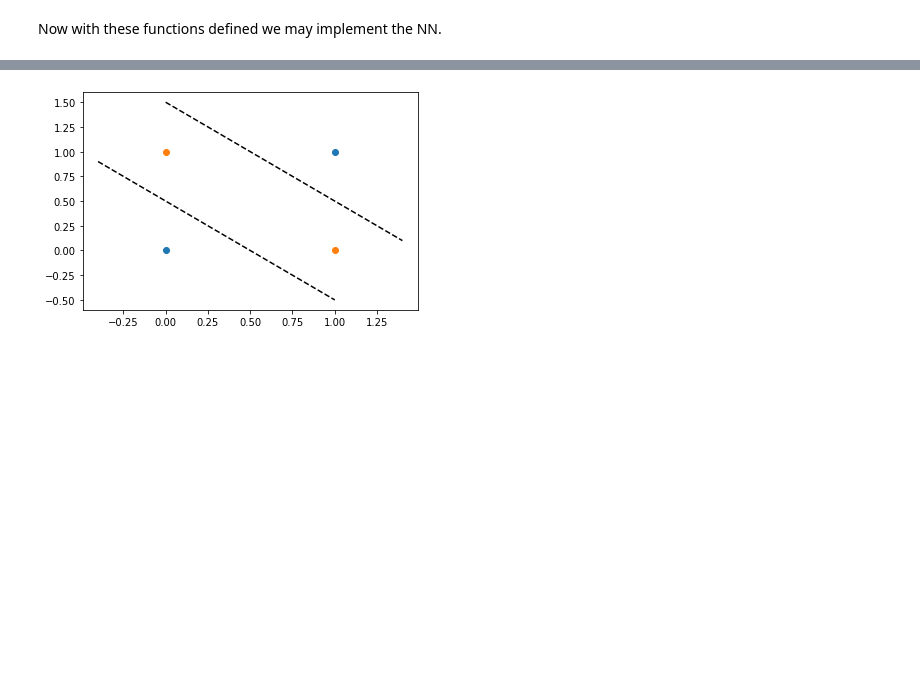
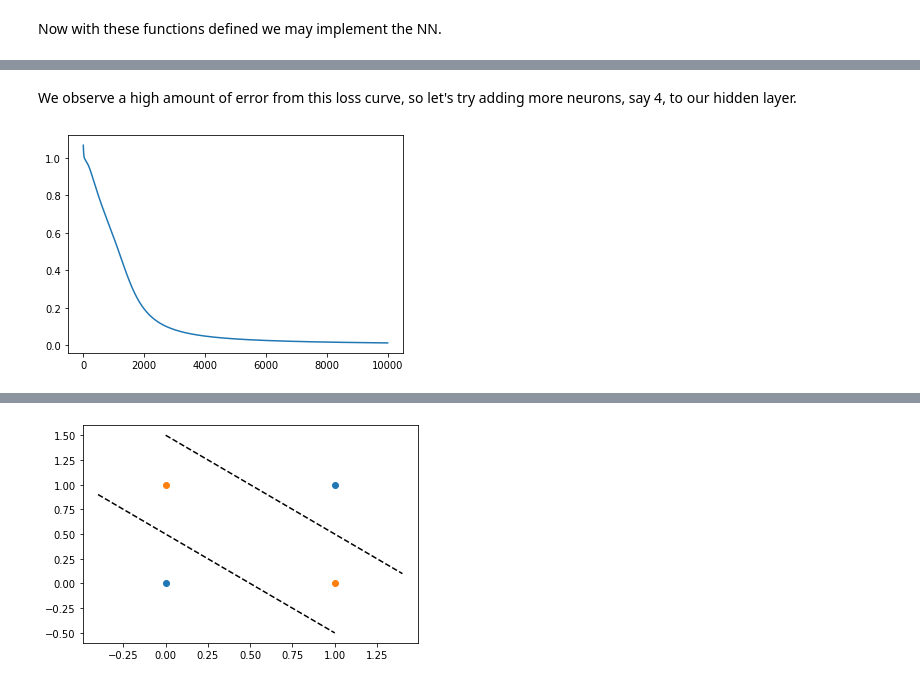
Before and after one commit to gluckt/complex_systems_lab1, a Jupyter notebook: Lab1.ipynb, the cells around one changed output, grey strips where cells are left out. Saved outputs shown, nothing was run; the diff lists cells and outputs as text; code cells hidden in the pictures; blank space fills up the shorter version.

```diff
--- a/Lab1.ipynb
+++ b/Lab1.ipynb
@@ -390,0 +381,18 @@ plt.plot(loss_vals);
+# %% [markdown]
+We observe a high amount of error from this loss curve, so let's try adding more neurons, say 4, to our hidden layer.
+# %%
+# Redefine hidden_dim
+hidden_dim = 4
+
+# Reinitialize weights
+W1 = np.random.normal(0,1,(hidden_dim, input_dim))
+W2 = np.random.normal(0,1,(hidden_dim, output_dim))
+
+# Train neural net
+W1_pred,W2_pred,loss_vals = train(X,targets,W1,W2)
+
+# Plot loss function over each iteration
+%matplotlib inline
+plt.plot(loss_vals);
+# %% [output]
+[figure, added]
```
Also changed, not shown: parts of 30 cells of this notebook.
